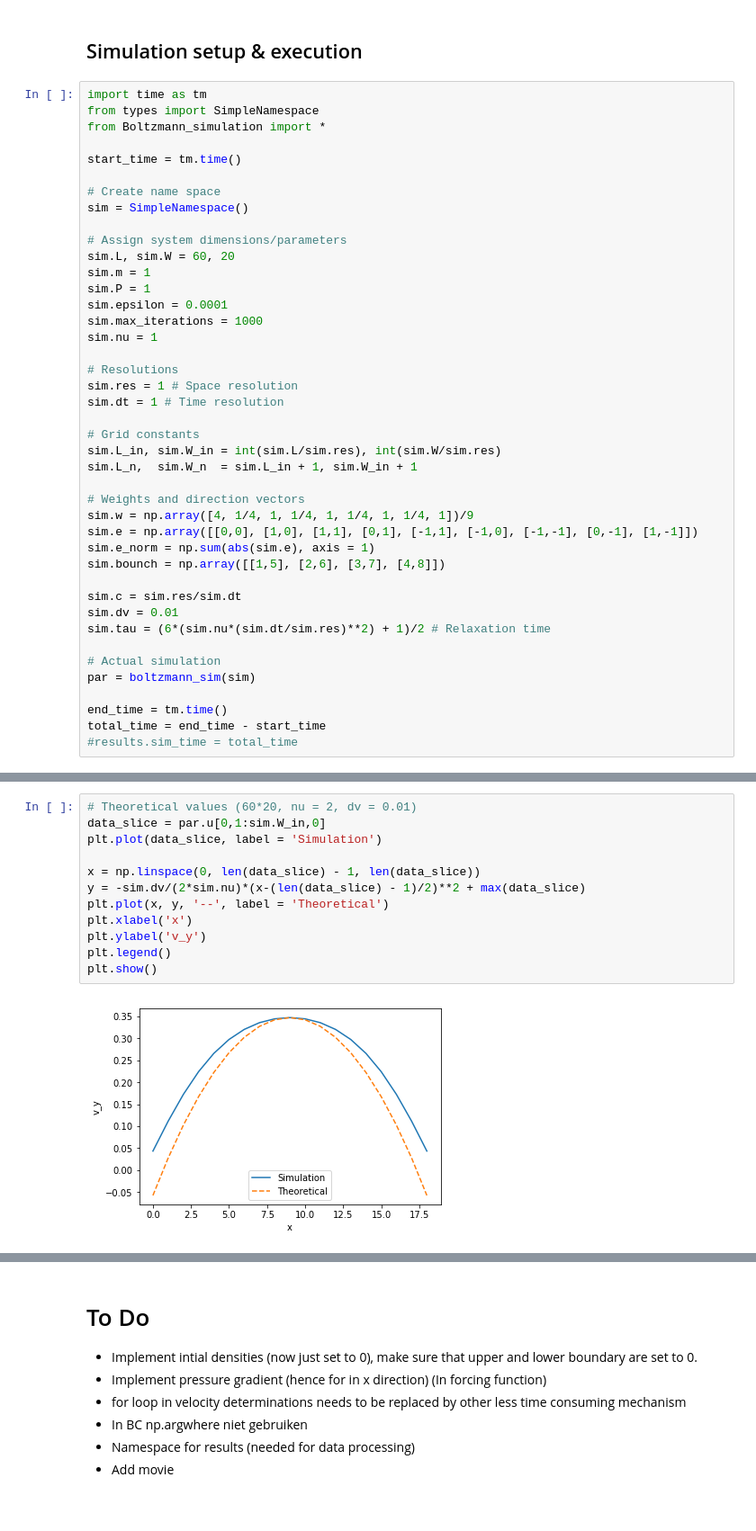
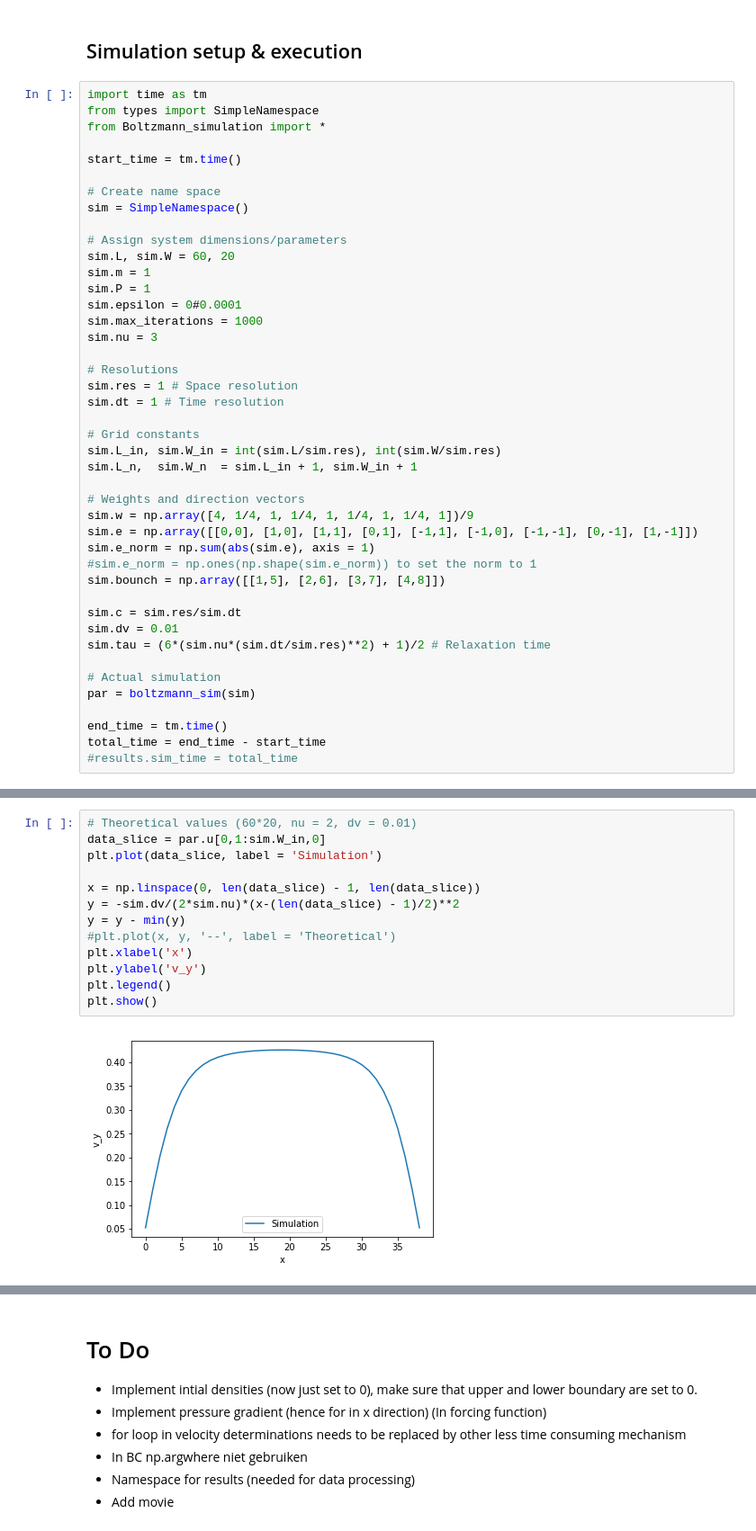
Before and after one commit to VHeusinkveld/CP3-lattice-boltzmann_model, a Jupyter notebook: Excecute_simulation.ipynb, the cells around one changed output, grey strips where cells are left out. Shown at 90% size. Drawn from its saved outputs; the diff is of its cells as text.

```diff
--- a/Excecute_simulation.ipynb
+++ b/Excecute_simulation.ipynb
@@ -16,9 +16,9 @@ sim = SimpleNamespace()
 sim.L, sim.W = 60, 20
 sim.m = 1
 sim.P = 1
-sim.epsilon = 0.0001
+sim.epsilon = 0#0.0001
 sim.max_iterations = 1000
-sim.nu = 1
+sim.nu = 3
 
 # Resolutions
 sim.res = 1 # Space resolution
@@ -32,6 +32,7 @@ sim.L_n,  sim.W_n  = sim.L_in + 1, sim.W_in + 1
 sim.w = np.array([4, 1/4, 1, 1/4, 1, 1/4, 1, 1/4, 1])/9
 sim.e = np.array([[0,0], [1,0], [1,1], [0,1], [-1,1], [-1,0], [-1,-1], [0,-1], [1,-1]])
 sim.e_norm = np.sum(abs(sim.e), axis = 1)
+#sim.e_norm = np.ones(np.shape(sim.e_norm)) to set the norm to 1
 sim.bounch = np.array([[1,5], [2,6], [3,7], [4,8]])
 
 sim.c = sim.res/sim.dt
@@ -62,14 +53,15 @@ sim.c
 # %%
 # Theoretical values (60*20, nu = 2, dv = 0.01)
 data_slice = par.u[0,1:sim.W_in,0]
 plt.plot(data_slice, label = 'Simulation')
 
 x = np.linspace(0, len(data_slice) - 1, len(data_slice))
-y = -sim.dv/(2*sim.nu)*(x-(len(data_slice) - 1)/2)**2 + max(data_slice)
-plt.plot(x, y, '--', label = 'Theoretical')
+y = -sim.dv/(2*sim.nu)*(x-(len(data_slice) - 1)/2)**2
+y = y - min(y)
+#plt.plot(x, y, '--', label = 'Theoretical')
 plt.xlabel('x')
 plt.ylabel('v_y')
 plt.legend()
 plt.show()
 # %% [output]
-[figure, old version]
+[figure, new version]
```
Also changed, not shown: parts of 3 cells of this notebook, 3 other files.
